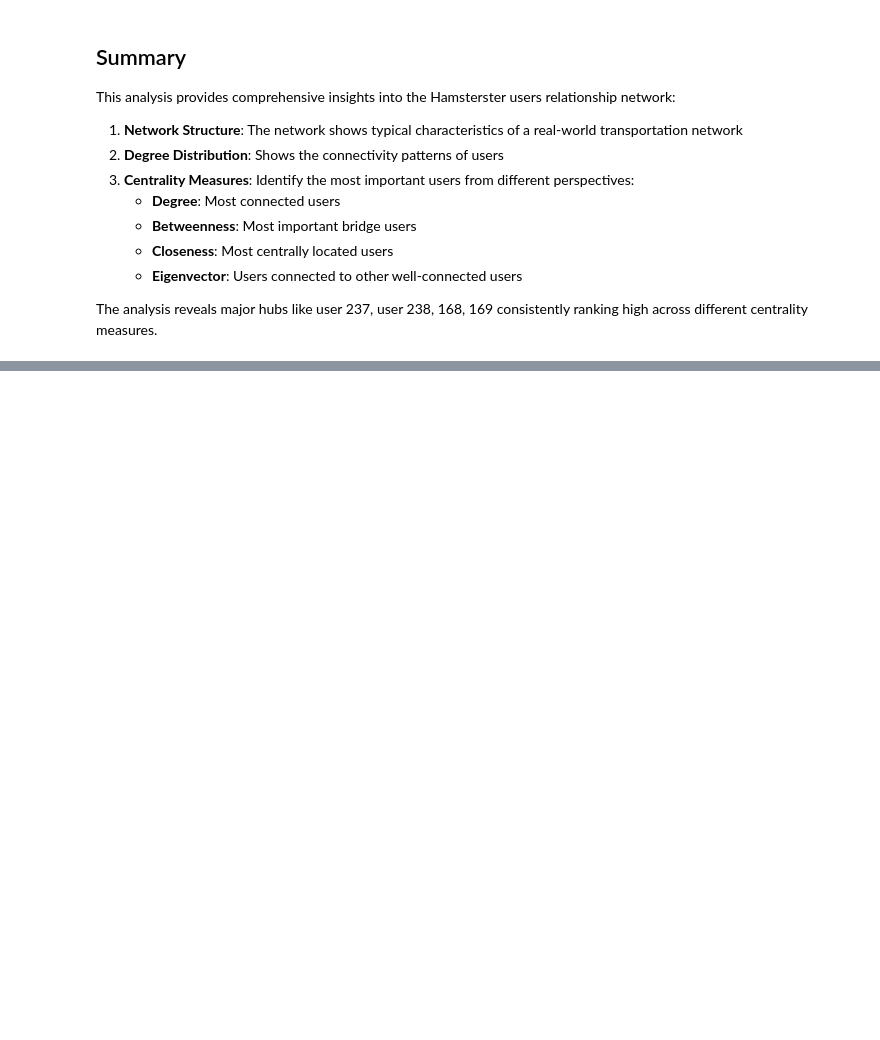
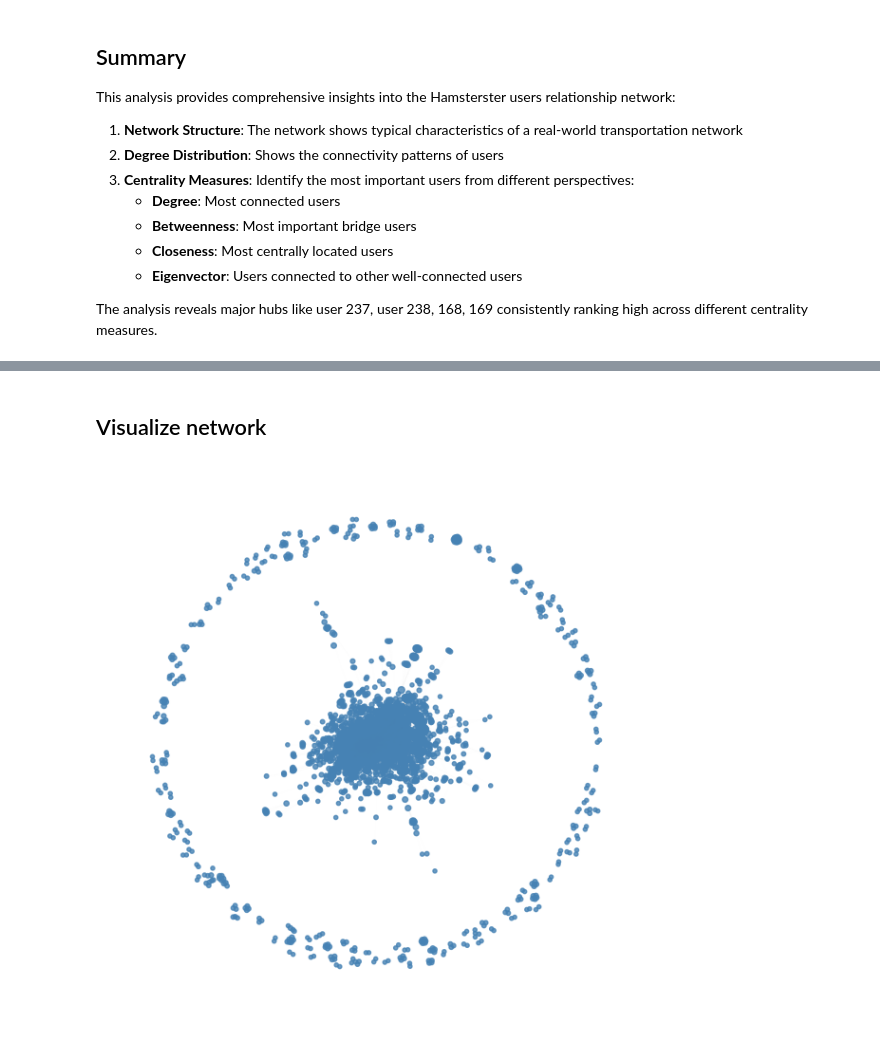
Before and after one commit to betsplie/mbdm, a Jupyter notebook: Assignment 1/hamster_network_analysis.ipynb, the cells around one changed output, grey strips where cells are left out. Drawn from its saved outputs; the diff is of its cells as text; code cells hidden in the pictures; blank space fills up the shorter version.

```diff
--- a/Assignment 1/hamster_network_analysis.ipynb
+++ b/Assignment 1/hamster_network_analysis.ipynb
@@ -391,0 +472,18 @@ The analysis reveals major hubs like user 237, user 238, 168, 169 consistently r
+# %% [markdown]
+## Visualize network
+# %%
+pos = nx.spring_layout(G,k=0.1,iterations=100,seed=12)
+
+degrees = dict(G.degree())
+sizes = [5 + np.sqrt(d) * 4 for d in degrees.values()]
+plt.figure(figsize=(6,6))
+
+nx.draw_networkx_edges(G,pos,alpha=0.02,width=0.2,edge_color="gray")
+nx.draw_networkx_nodes(G,pos,node_size=sizes,node_color="steelblue",alpha=0.8)
+
+plt.axis("off")
+plt.tight_layout()
+plt.savefig('network_visual.png', dpi=300, bbox_inches='tight')
+plt.show()
+# %% [output]
+[figure, added]
```
Also changed, not shown: parts of 18 cells of this notebook, 5 other files.
